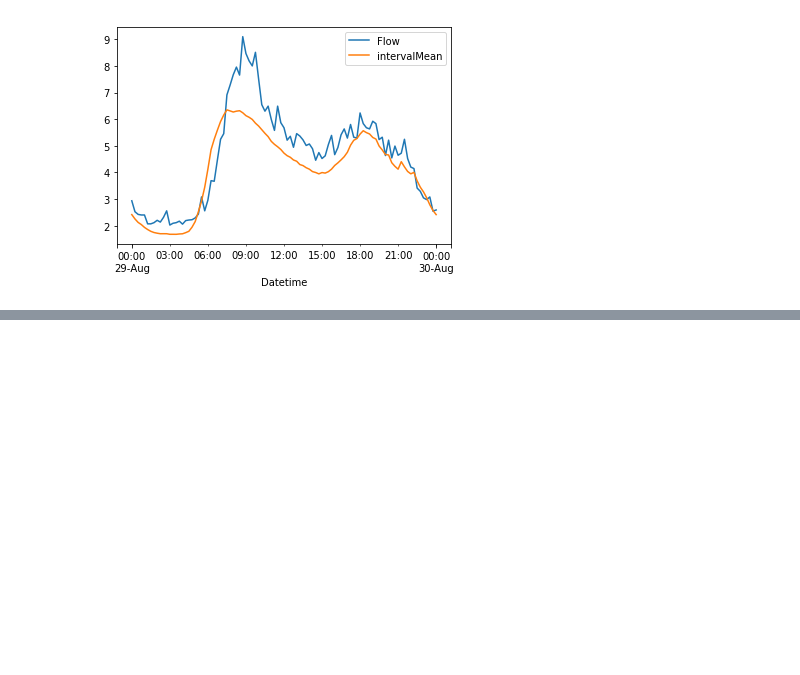
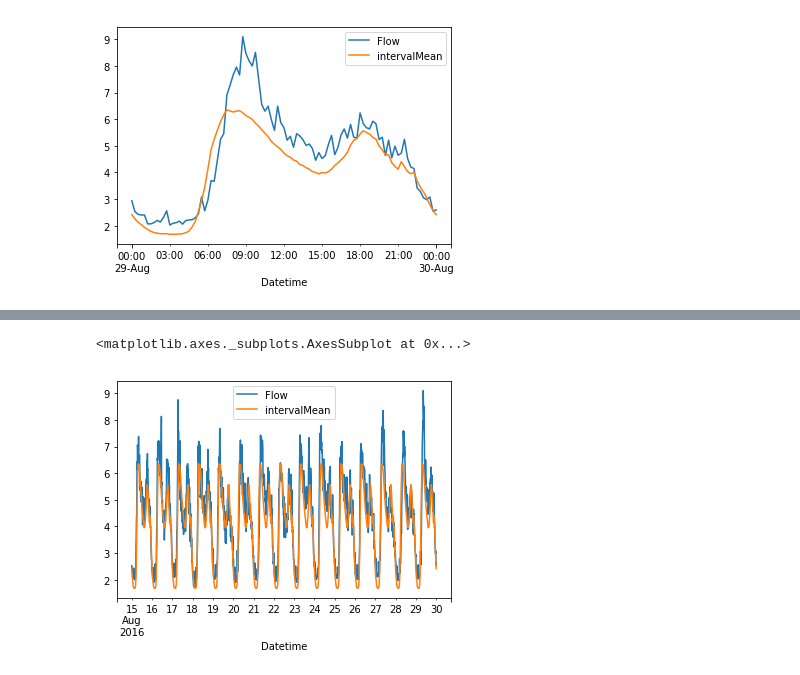
Before and after one commit to dicksonl/yorkshirewaterdatadive, a Jupyter notebook: JuneDataDive.ipynb, the cells around one changed output, grey strips where cells are left out. Saved outputs shown, nothing was run; the diff lists cells and outputs as text; code cells hidden in the pictures; blank space fills up the shorter version.

```diff
--- a/JuneDataDive.ipynb
+++ b/JuneDataDive.ipynb
@@ -163,0 +164,6 @@ august.plot()
+# %%
+august2 = totalPlot['2016-08-15 00:00:00' : '2016-08-30 00:00:00']
+august2.plot()
+# %% [output]
+<matplotlib.axes._subplots.AxesSubplot at 0x...>
+[figure, added]
```
Also changed, not shown: parts of 3 cells of this notebook.
